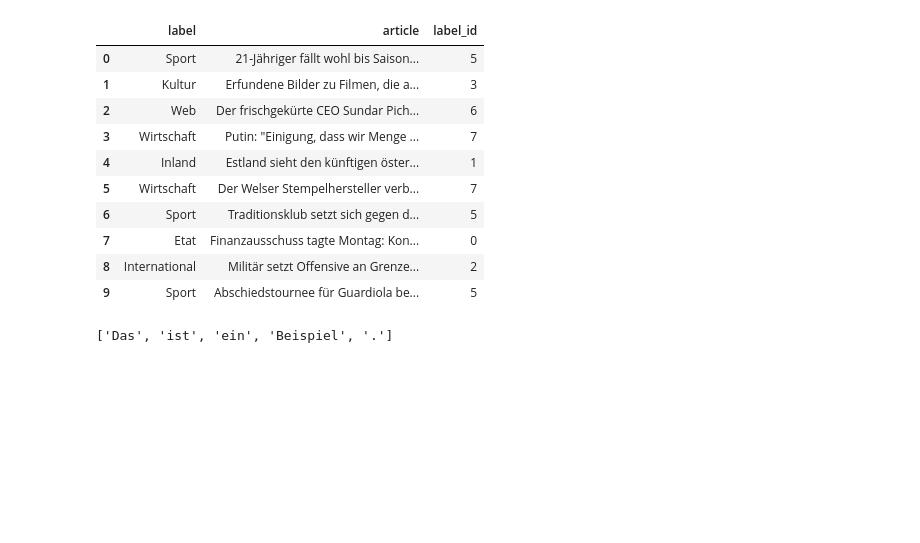
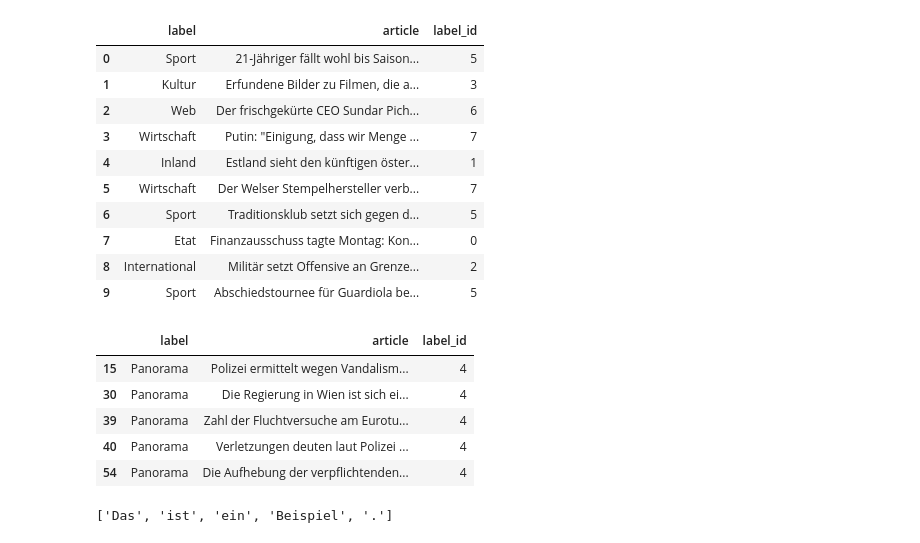
Before and after one commit to susannaruecker/NLP-workshop, a Jupyter notebook: 01_BOW_sklearn_FFN.ipynb, the cells around one changed output. Drawn from its saved outputs; the diff is of its cells as text; code cells hidden in the pictures; blank space fills up the shorter version.

```diff
--- a/01_BOW_sklearn_FFN.ipynb
+++ b/01_BOW_sklearn_FFN.ipynb
@@ -137,6 +137,15 @@ df_train.head(10)
 | 7 | Etat | Finanzausschuss tagte Montag: Kon... | 0 |
 | 8 | International | Militär setzt Offensive an Grenze... | 2 |
 | 9 | Sport | Abschiedstournee für Guardiola be... | 5 |
+# %%
+df_train[df_train.label == "Panorama"].head()
+# %% [output]
+|  | label | article | label_id |
+| 15 | Panorama | Polizei ermittelt wegen Vandalism... | 4 |
+| 30 | Panorama | Die Regierung in Wien ist sich ei... | 4 |
+| 39 | Panorama | Zahl der Fluchtversuche am Eurotu... | 4 |
+| 40 | Panorama | Verletzungen deuten laut Polizei ... | 4 |
+| 54 | Panorama | Die Aufhebung der verpflichtenden... | 4 |
 # %%
 # get an idea of article length in tokens (in df_train)
 
```
Also changed, not shown: parts of 18 cells of this notebook, 3 other files.
